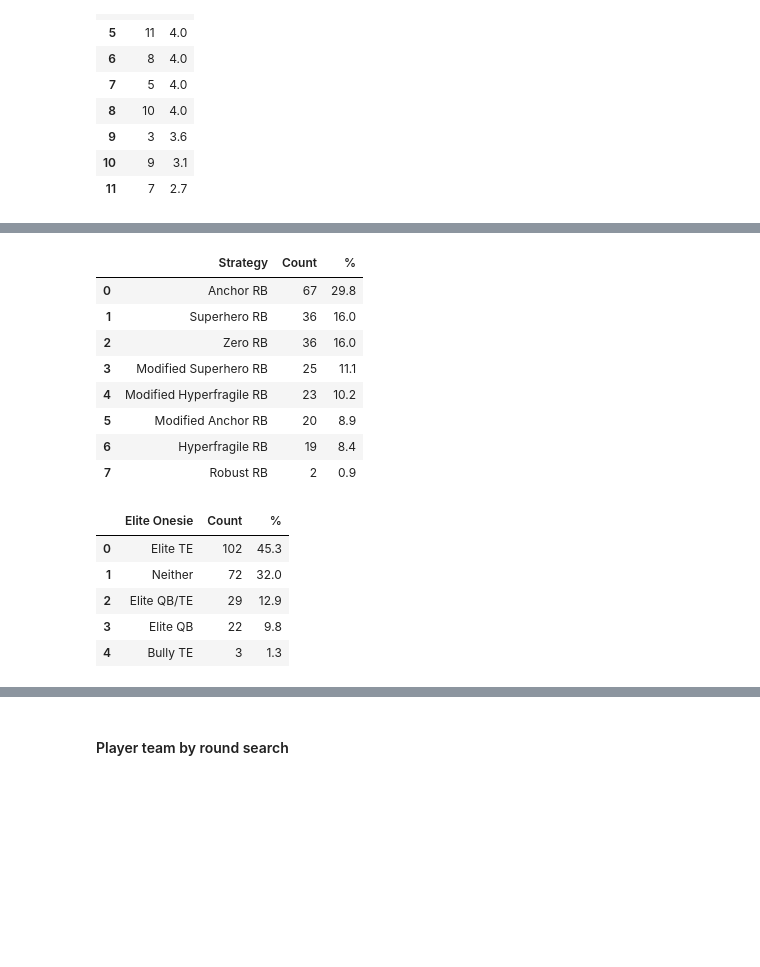
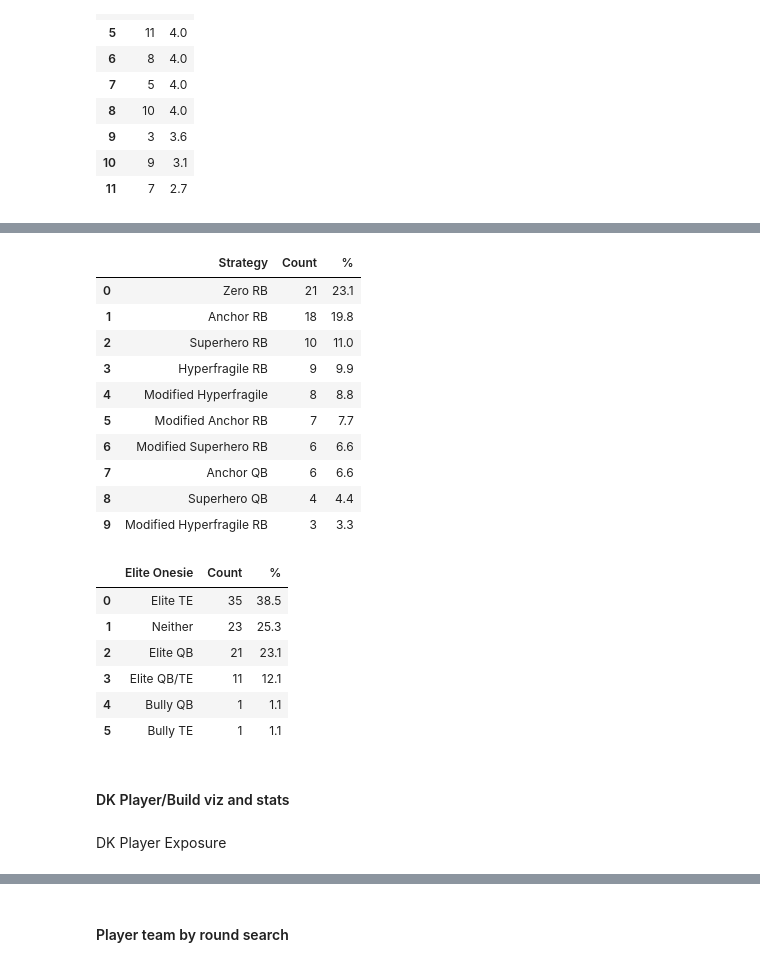
Before and after one commit to AndrewRucker/Fantasy-Football-and-Betting, a Jupyter notebook: BestBall/Best_Ball_Portfolio_EDA.ipynb, the cells around one changed output, grey strips where cells are left out. Saved outputs shown, nothing was run; the diff lists cells and outputs as text; code cells hidden in the pictures; blank space fills up the shorter version.

```diff
--- a/BestBall/Best_Ball_Portfolio_EDA.ipynb
+++ b/BestBall/Best_Ball_Portfolio_EDA.ipynb
@@ -670,6 +681,7 @@ df1
 df2 = pd.merge(ud_df, df1, how='left', on = 'Team')
 df3 = df2.groupby('Team')['Name'].apply(lambda x: ', '.join(x.astype(str))).reset_index()
 df2 = pd.merge(df2, df3, how='left', on='Team')
+df2 = df2[df2.Contest != 'Puppy-SF']
 
 final_ud_df = df2.drop(columns=['POS', 'Name_x', 'TEAM', 'Round', 'Pick', 'ADP', 'Value'])
 final_ud_df = final_ud_df.drop_duplicates()
@@ -677,7 +689,6 @@ final_ud_df ['Players'] = final_ud_df['Name_y']
 final_ud_df = final_ud_df.drop(columns=['Name_y'])
 split_df = pd.concat([final_ud_df['Team'], final_ud_df['Players'].str.split(', ', expand=True)], axis=1)
 split_df.rename({0 : 1, 1 : 2, 2 : 3, 3 : 4, 4 : 5, 5 : 6, 6 : 7, 7 : 8, 8 : 9, 9 : 10, 10 : 11, 11 : 12, 12 : 13, 13 : 14, 14 : 15, 15 : 16, 16 : 17, 17 : 18, 18 : 19, 19 : 20}, axis='columns', inplace=True)
-final_ud_df
 # %% [output]
 |  | Team | Draft Start | Cumulative Val | Strategy | Elite Onesie | Capital | Contest | build | Players |
 | 0 | BBM-1 | 5/2/2022 | 7.7 | Modified Superhero RB | Elite QB/TE | 25 | BBM | 2/5/9/2 | Jamar Chase, Mark Andrews, Aaron ... |
@@ -713,19 +724,27 @@ df2
 # %%
 #Exposure calc
-exp_df = df2['Name_x'].value_counts()
-exp_df = exp_df.reset_index()
-exp_df['Count'] = exp_df['Name_x']
-exp_df['%'] = round((exp_df['Count'] / dk_num_teams) * 100, 1)
-exp_df = exp_df.drop(columns=['Name_x'])
-exp_df.rename({'index' : 'Player'}, axis='columns', inplace=True)
+ud_num_teams = ud_num_teams - 10
+ud_exp_df = df2['Name_x'].value_counts()
+ud_exp_df = ud_exp_df.reset_index()
+ud_exp_df['Count'] = ud_exp_df['Name_x']
+ud_exp_df['%'] = round((ud_exp_df['Count'] / ud_num_teams) * 100, 1)
+ud_exp_df = ud_exp_df.drop(columns=['Name_x'])
+ud_exp_df.rename({'index' : 'Player'}, axis='columns', inplace=True)
 pos_df = df2.drop_duplicates(subset='Name_x')
 pos_df = pos_df.drop(columns=['Team', 'TEAM', 'Round', 'Pick', 'ADP', 'Value', 'Draft Start', 'Cumulative Val', 'Strategy', 'Elite Onesie', 'build', 'Name_y'])
 pos_df.rename({'Name_x' : 'Player'}, axis='columns', inplace=True)
-exp_df = exp_df.merge(pos_df, on='Player', how='left')
+ud_exp_df = ud_exp_df.merge(pos_df, on='Player', how='left')
+ud_exp_df = ud_exp_df.drop(columns=['Capital'])
+ud_exp_df = ud_exp_df.merge(ud_cap_df, on='Player', how='left')
+ud_exp_df = ud_exp_df.merge(ud_avg_pick, on='Player', how='left')
+ud_exp_df = ud_exp_df.merge(ud_avg_val, on='Player', how='left')
 
-dk_QB_exp = exp_df.loc[exp_df['POS'] == 'QB']
-dk_RB_exp = exp_df.loc[exp_df['POS'] == 'RB']
-dk_WR_exp = exp_df.loc[exp_df['POS'] == 'WR']
-dk_TE_exp = exp_df.loc[exp_df['POS'] == 'TE']
+ud_QB_exp = ud_exp_df.loc[ud_exp_df['POS'] == 'QB']
+ud_RB_exp = ud_exp_df.loc[ud_exp_df['POS'] == 'RB']
+ud_WR_exp = ud_exp_df.loc[ud_exp_df['POS'] == 'WR']
+ud_TE_exp = ud_exp_df.loc[ud_exp_df['POS'] == 'TE']
 
-exp_df
+pos_count = exp_df['POS'].value_counts()
+pos_count = pos_count.reset_index()
+pos_count = pos_count.rename({'index' : 'Position'}, axis='columns', inplace=True)
+pos_count
@@ -883,35 +961,40 @@ build_count
 # %%
 #Breakdown of structural strategies
-strat_count = final_dk_df['Strategy'].value_counts()
+strat_count = final_ud_df['Strategy'].value_counts()
 strat_count = strat_count.reset_index()
 strat_count['Count'] = strat_count['Strategy']
-strat_count['%'] = round((strat_count['Count'] / dk_num_teams) * 100, 1)
+strat_count['%'] = round((strat_count['Count'] / ud_num_teams) * 100, 1)
 strat_count = strat_count.drop(columns=['Strategy'])
 strat_count.rename({'index' : 'Strategy'}, axis='columns', inplace=True)
 strat_count
 # %% [output]
 |  | Strategy | Count | % |
-| 0 | Anchor RB | 67 | 29.8 |
-| 1 | Superhero RB | 36 | 16.0 |
-| 2 | Zero RB | 36 | 16.0 |
-| 3 | Modified Superhero RB | 25 | 11.1 |
-| 4 | Modified Hyperfragile RB | 23 | 10.2 |
-| 5 | Modified Anchor RB | 20 | 8.9 |
-| 6 | Hyperfragile RB | 19 | 8.4 |
-| 7 | Robust RB | 2 | 0.9 |
+| 0 | Zero RB | 21 | 23.1 |
+| 1 | Anchor RB | 18 | 19.8 |
+| 2 | Superhero RB | 10 | 11.0 |
+| 3 | Hyperfragile RB | 9 | 9.9 |
+| 4 | Modified Hyperfragile | 8 | 8.8 |
+| 5 | Modified Anchor RB | 7 | 7.7 |
+| 6 | Modified Superhero RB | 6 | 6.6 |
+| 7 | Anchor QB | 6 | 6.6 |
+| 8 | Superhero QB | 4 | 4.4 |
+| 9 | Modified Hyperfragile RB | 3 | 3.3 |
 # %%
 #Breakdown of Elite QB/TE teams
-onesie_count = final_dk_df['Elite Onesie'].value_counts()
+onesie_count = final_ud_df['Elite Onesie'].value_counts()
 onesie_count = onesie_count.reset_index()
 onesie_count['Count'] = onesie_count['Elite Onesie']
-onesie_count['%'] = round((onesie_count['Count'] / dk_num_teams) * 100, 1)
+onesie_count['%'] = round((onesie_count['Count'] / ud_num_teams) * 100, 1)
 onesie_count = onesie_count.drop(columns=['Elite Onesie'])
 onesie_count.rename({'index' : 'Elite Onesie'}, axis='columns', inplace=True)
 onesie_count
 # %% [output]
 |  | Elite Onesie | Count | % |
-| 0 | Elite TE | 102 | 45.3 |
-| 1 | Neither | 72 | 32.0 |
-| 2 | Elite QB/TE | 29 | 12.9 |
-| 3 | Elite QB | 22 | 9.8 |
-| 4 | Bully TE | 3 | 1.3 |
+| 0 | Elite TE | 35 | 38.5 |
+| 1 | Neither | 23 | 25.3 |
+| 2 | Elite QB | 21 | 23.1 |
+| 3 | Elite QB/TE | 11 | 12.1 |
+| 4 | Bully QB | 1 | 1.1 |
+| 5 | Bully TE | 1 | 1.1 |
+# %% [markdown]
+#### DK Player/Build viz and stats
@@ -917,0 +1028,2 @@ onesie_count
+# %% [markdown]
+DK Player Exposure
```
Also changed, not shown: parts of 42 cells of this notebook.
